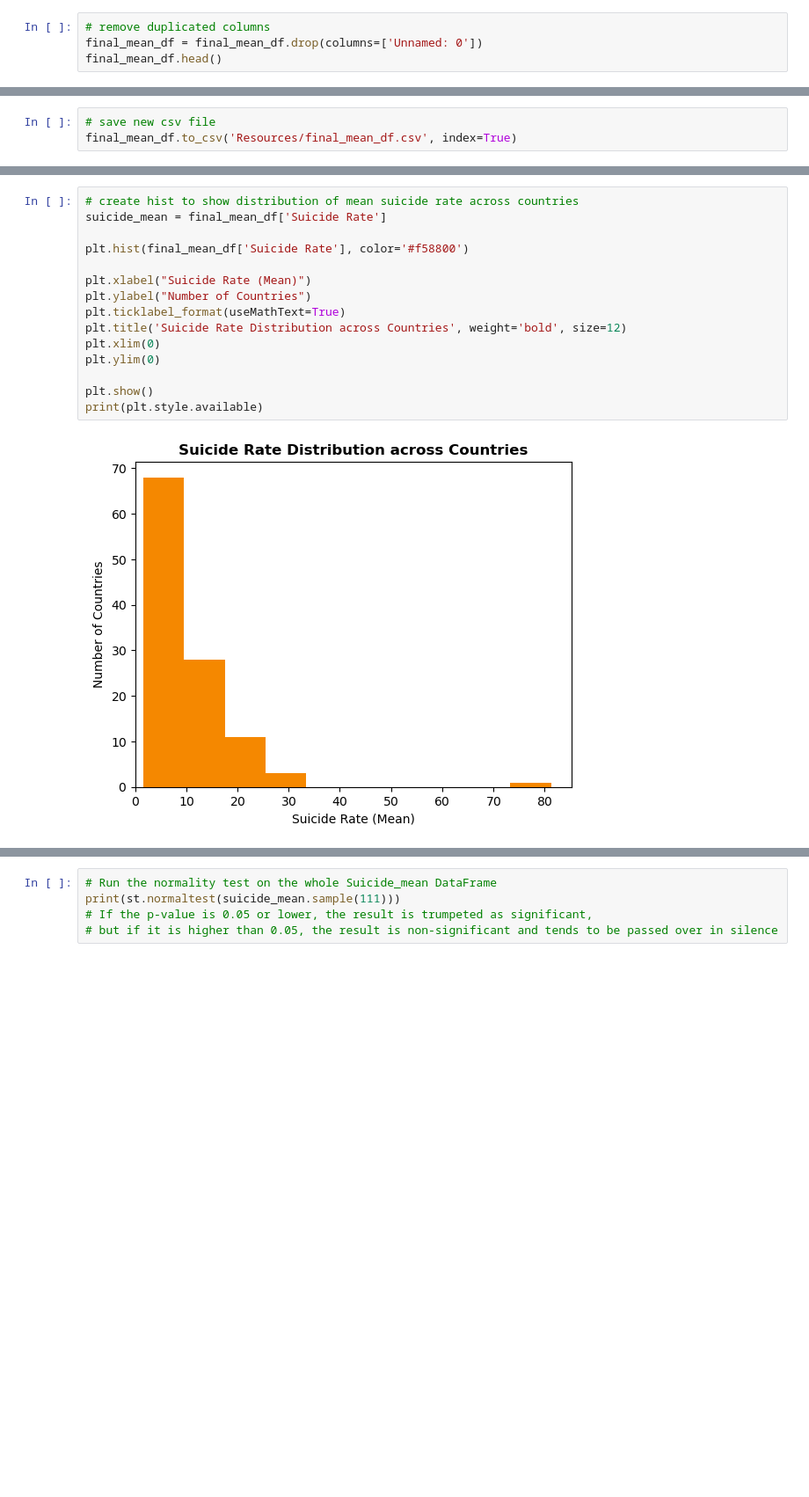
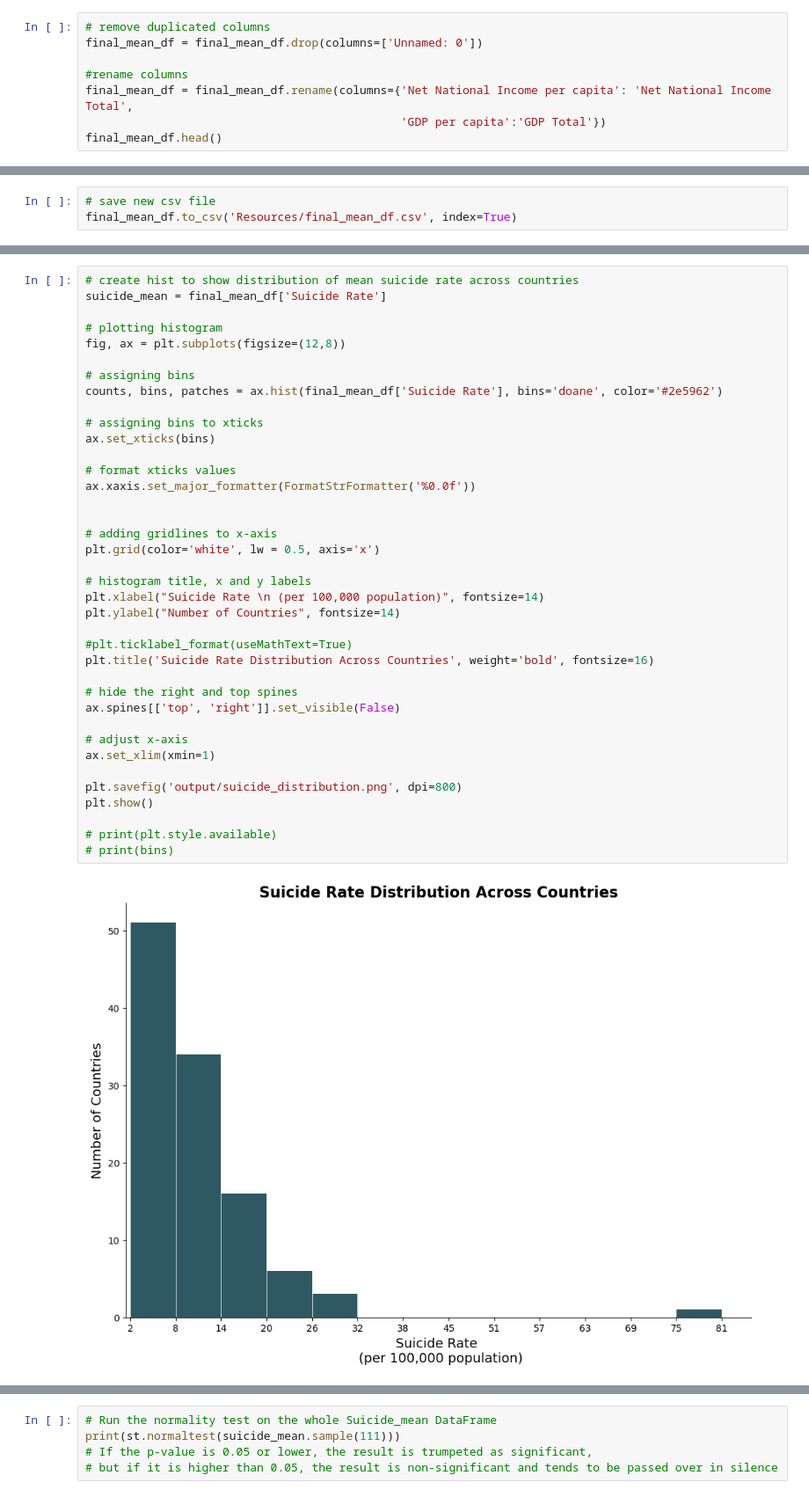
Before and after one commit to ashumskyy/data-dynamos-project-1, a Jupyter notebook: Big_country_ds.ipynb, the cells around one changed output, grey strips where cells are left out. Shown: that part at 88% size. Cells and saved outputs as stored; diff of their text form; blank space fills up the shorter version.

Commit message:
suicicde rates vs soc-econ factors finalized

```diff
--- a/Big_country_ds.ipynb
+++ b/Big_country_ds.ipynb
@@ -34,6 +37,10 @@ countries_mean_df1.head(10)
 # %%
 # remove duplicated columns
 final_mean_df = final_mean_df.drop(columns=['Unnamed: 0'])
+
+#rename columns
+final_mean_df = final_mean_df.rename(columns={'Net National Income per capita': 'Net National Income Total',
+                                              'GDP per capita':'GDP Total'})
 final_mean_df.head()
 # %% [output]
 |  | Country Name | Country Code | Region | Happiness Score | Life Expectancy | Suicide Rate | ... |
@@ -96,17 +111,40 @@ final_mean_df.describe()
 # %%
 # create hist to show distribution of mean suicide rate across countries
 suicide_mean = final_mean_df['Suicide Rate']
 
-plt.hist(final_mean_df['Suicide Rate'], color='#f58800')
+# plotting histogram
+fig, ax = plt.subplots(figsize=(12,8))
 
-plt.xlabel("Suicide Rate (Mean)")
-plt.ylabel("Number of Countries")
-plt.ticklabel_format(useMathText=True)
-plt.title('Suicide Rate Distribution across Countries', weight='bold', size=12)
-plt.xlim(0)
-plt.ylim(0)
+# assigning bins
+counts, bins, patches = ax.hist(final_mean_df['Suicide Rate'], bins='doane', color='#2e5962')
 
+# assigning bins to xticks
+ax.set_xticks(bins)
+
+# format xticks values
+ax.xaxis.set_major_formatter(FormatStrFormatter('%0.0f'))
+
+
+# adding gridlines to x-axis
+plt.grid(color='white', lw = 0.5, axis='x')
+
+# histogram title, x and y labels
+plt.xlabel("Suicide Rate \n (per 100,000 population)", fontsize=14)
+plt.ylabel("Number of Countries", fontsize=14)
+
+#plt.ticklabel_format(useMathText=True)
+plt.title('Suicide Rate Distribution Across Countries', weight='bold', fontsize=16)
+
+# hide the right and top spines
+ax.spines[['top', 'right']].set_visible(False)
+
+# adjust x-axis
+ax.set_xlim(xmin=1)
+
+plt.savefig('output/suicide_distribution.png', dpi=800)
 plt.show()
-print(plt.style.available)
+
+# print(plt.style.available)
+# print(bins)
 # %% [output]
-[figure, old version]
+[figure, new version]
```
Also changed, not shown: parts of 15 cells of this notebook, 8 other files.
